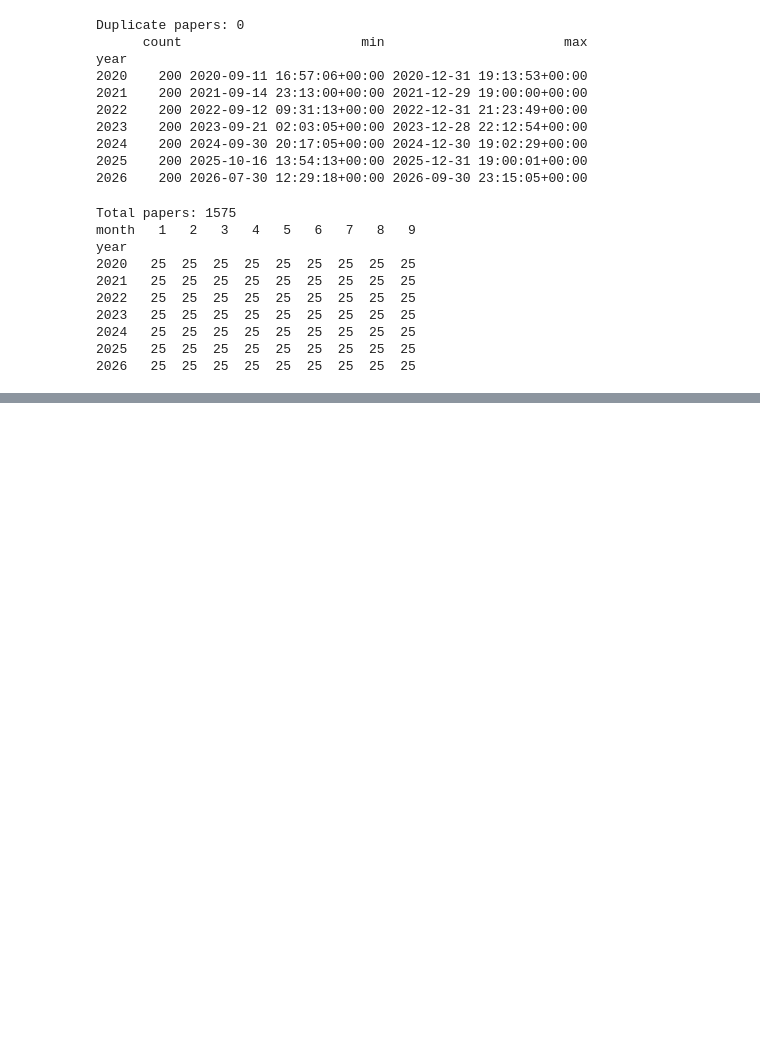
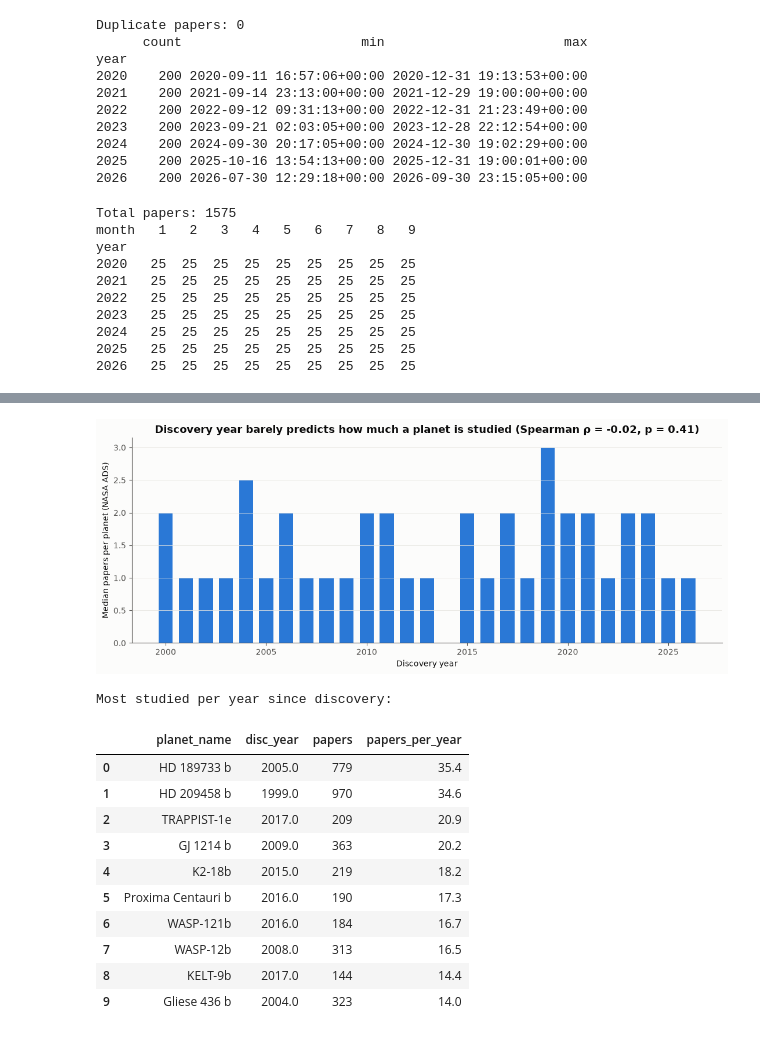
Before and after one commit to etu8924/CelestialCelebs, a Jupyter notebook: saanvi/research_papers.ipynb, the cells around one changed output, grey strips where cells are left out. Cells and saved outputs as stored; diff of their text form; code cells hidden in the pictures; blank space fills up the shorter version.

```diff
--- a/saanvi/research_papers.ipynb
+++ b/saanvi/research_papers.ipynb
@@ -855,0 +1136,39 @@ year
+# %%
+props["years_known"] = (2026 - props["disc_year"] + 1).clip(lower=1)
+props["papers_per_year"] = props["papers"] / props["years_known"]
+
+by_year = props.groupby("disc_year")["papers"].agg(["median", "count"])
+by_year = by_year[by_year["count"] >= 5]  # skip years with too few planets to say much
+
+r_age, p_age = spearmanr(props["disc_year"], props["papers"], nan_policy="omit")
+
+fig, ax = plt.subplots(figsize=(11, 4.5))
+ax.bar(by_year.index, by_year["median"], color=MOST, width=0.7)
+ax.set_xlabel("Discovery year")
+ax.set_ylabel("Median papers per planet (NASA ADS)")
+verdict = ("Older discoveries have more papers" if (r_age < -0.1 and p_age < 0.05)
+           else "Discovery year barely predicts how much a planet is studied")
+ax.set_title(f"{verdict} (Spearman ρ = {r_age:.2f}, p = {p_age:.2g})")
+ax.grid(axis="x", visible=False)
+plt.tight_layout()
+plt.savefig(FIG_DIR / "papers_by_discovery_year.png", dpi=300)
+plt.show()
+
+print("Most studied per year since discovery:")
+props.sort_values("papers_per_year", ascending=False)[
+    ["planet_name", "disc_year", "papers", "papers_per_year"]
+].head(10).round(1).reset_index(drop=True)
+# %% [output]
+[figure, added]
+Most studied per year since discovery:
+|  | planet_name | disc_year | papers | papers_per_year |
+| 0 | HD 189733 b | 2005.0 | 779 | 35.4 |
+| 1 | HD 209458 b | 1999.0 | 970 | 34.6 |
+| 2 | TRAPPIST-1e | 2017.0 | 209 | 20.9 |
+| 3 | GJ 1214 b | 2009.0 | 363 | 20.2 |
+| 4 | K2-18b | 2015.0 | 219 | 18.2 |
+| 5 | Proxima Centauri b | 2016.0 | 190 | 17.3 |
+| 6 | WASP-121b | 2016.0 | 184 | 16.7 |
+| 7 | WASP-12b | 2008.0 | 313 | 16.5 |
+| 8 | KELT-9b | 2017.0 | 144 | 14.4 |
+| 9 | Gliese 436 b | 2004.0 | 323 | 14.0 |
```
Also changed, not shown: parts of 21 cells of this notebook, 9 other files.
